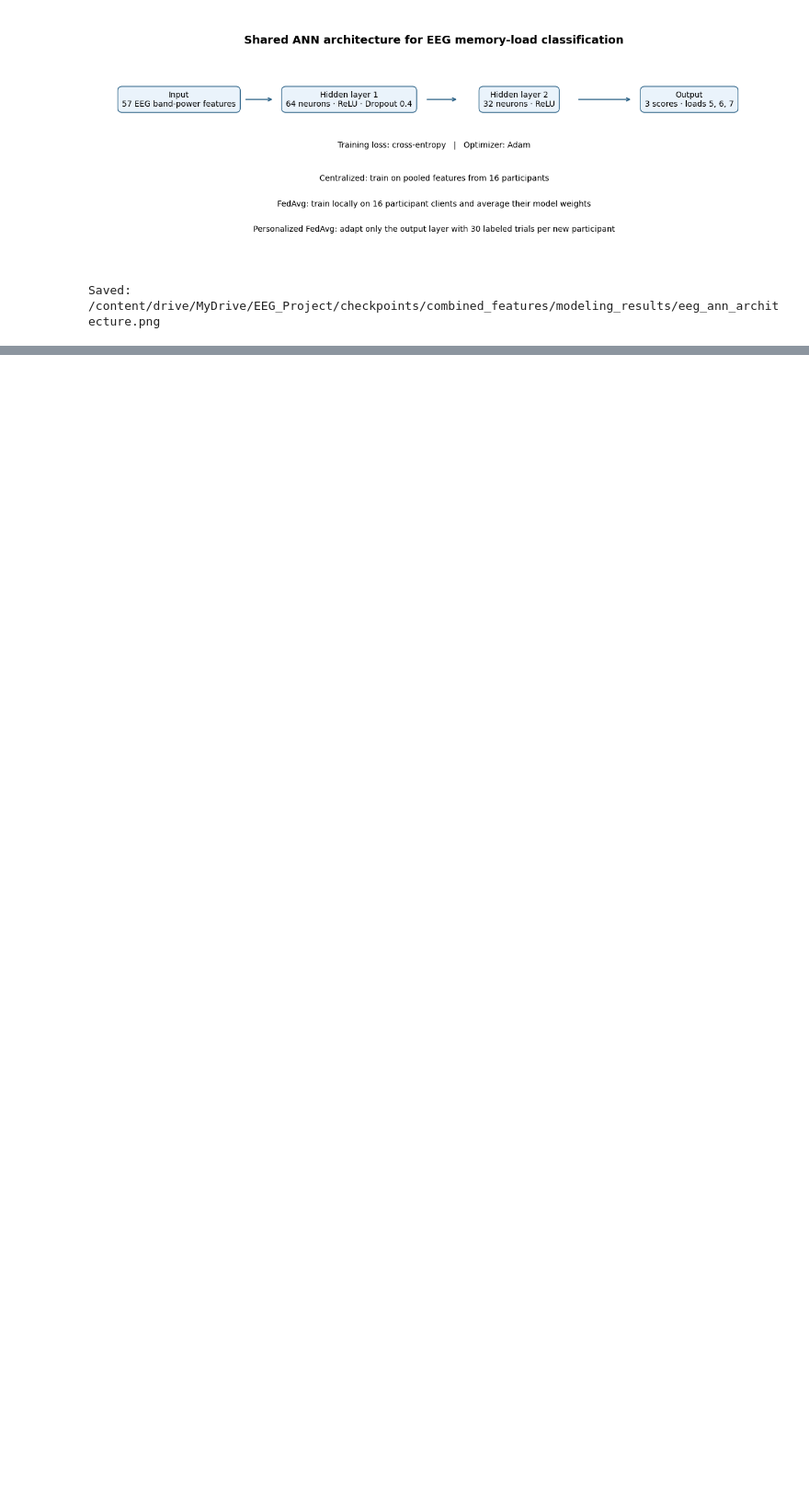
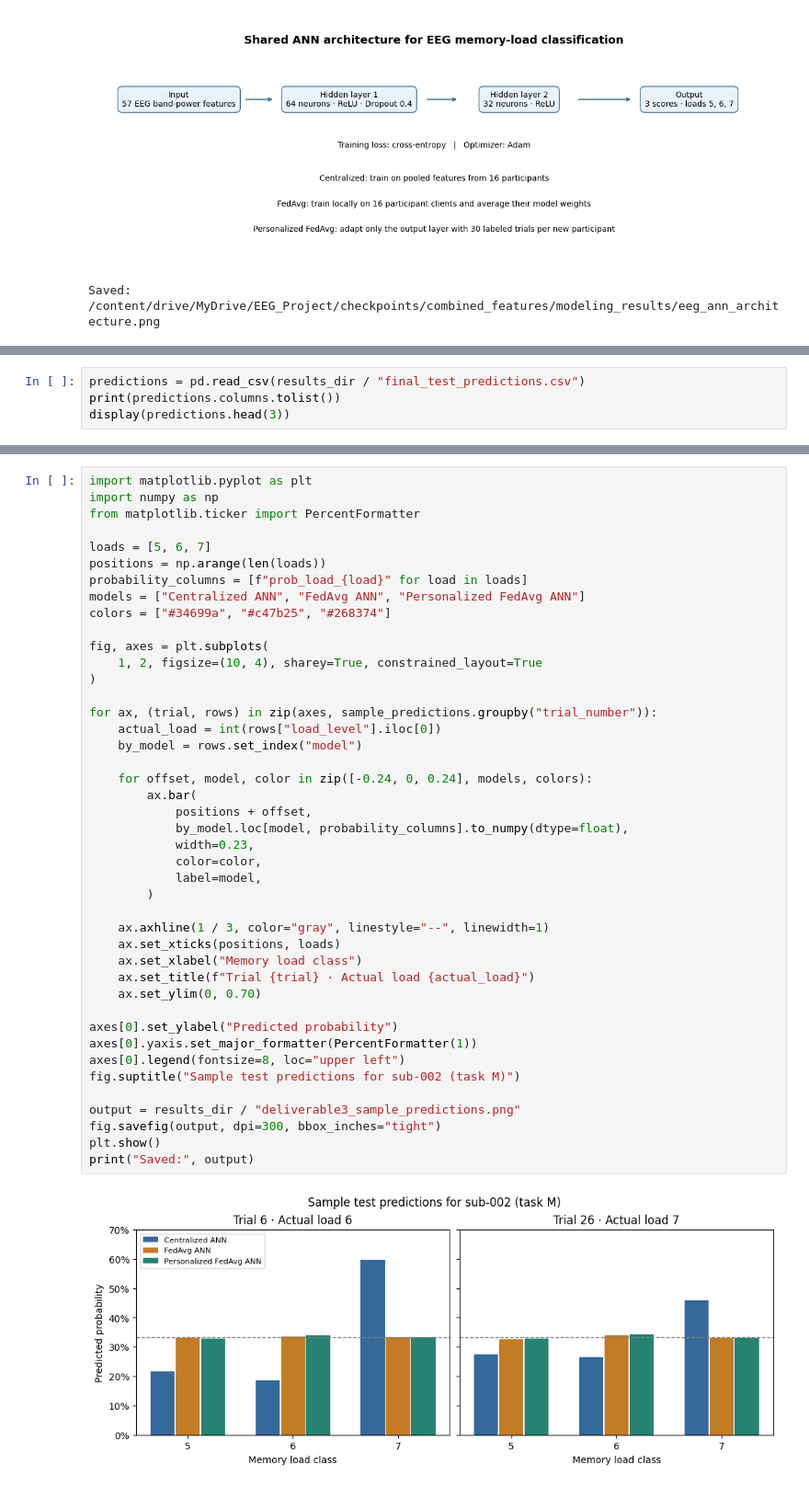
Before and after one commit to EmanAdil122/federated-eeg-working-memory, a Jupyter notebook: notebooks/EEG_Modeling.ipynb, the cells around one changed output, grey strips where cells are left out. Shown at 92% size. Drawn from its saved outputs; the diff is of its cells as text; blank space fills up the shorter version.

Commit message:
Add Deliverable 3 ablation and evaluation to modeling notebook

```diff
--- a/notebooks/EEG_Modeling.ipynb
+++ b/notebooks/EEG_Modeling.ipynb
@@ -1005,0 +1074,4 @@ files.download(str(zip_path))
+# %%
+predictions = pd.read_csv(results_dir / "final_test_predictions.csv")
+print(predictions.columns.tolist())
+display(predictions.head(3))
@@ -1005,0 +1121,45 @@ files.download(str(zip_path))
+# %%
+import matplotlib.pyplot as plt
+import numpy as np
+from matplotlib.ticker import PercentFormatter
+
+loads = [5, 6, 7]
+positions = np.arange(len(loads))
+probability_columns = [f"prob_load_{load}" for load in loads]
+models = ["Centralized ANN", "FedAvg ANN", "Personalized FedAvg ANN"]
+colors = ["#34699a", "#c47b25", "#268374"]
+
+fig, axes = plt.subplots(
+    1, 2, figsize=(10, 4), sharey=True, constrained_layout=True
+)
+
+for ax, (trial, rows) in zip(axes, sample_predictions.groupby("trial_number")):
+    actual_load = int(rows["load_level"].iloc[0])
+    by_model = rows.set_index("model")
+
+    for offset, model, color in zip([-0.24, 0, 0.24], models, colors):
+        ax.bar(
+            positions + offset,
+            by_model.loc[model, probability_columns].to_numpy(dtype=float),
+            width=0.23,
+            color=color,
+            label=model,
+        )
+
+    ax.axhline(1 / 3, color="gray", linestyle="--", linewidth=1)
+    ax.set_xticks(positions, loads)
+    ax.set_xlabel("Memory load class")
+    ax.set_title(f"Trial {trial} · Actual load {actual_load}")
+    ax.set_ylim(0, 0.70)
+
+axes[0].set_ylabel("Predicted probability")
+axes[0].yaxis.set_major_formatter(PercentFormatter(1))
+axes[0].legend(fontsize=8, loc="upper left")
+fig.suptitle("Sample test predictions for sub-002 (task M)")
+
+output = results_dir / "deliverable3_sample_predictions.png"
+fig.savefig(output, dpi=300, bbox_inches="tight")
+plt.show()
+print("Saved:", output)
+# %% [output]
+[figure, added]
```
Also changed, not shown: parts of 7 cells of this notebook.
